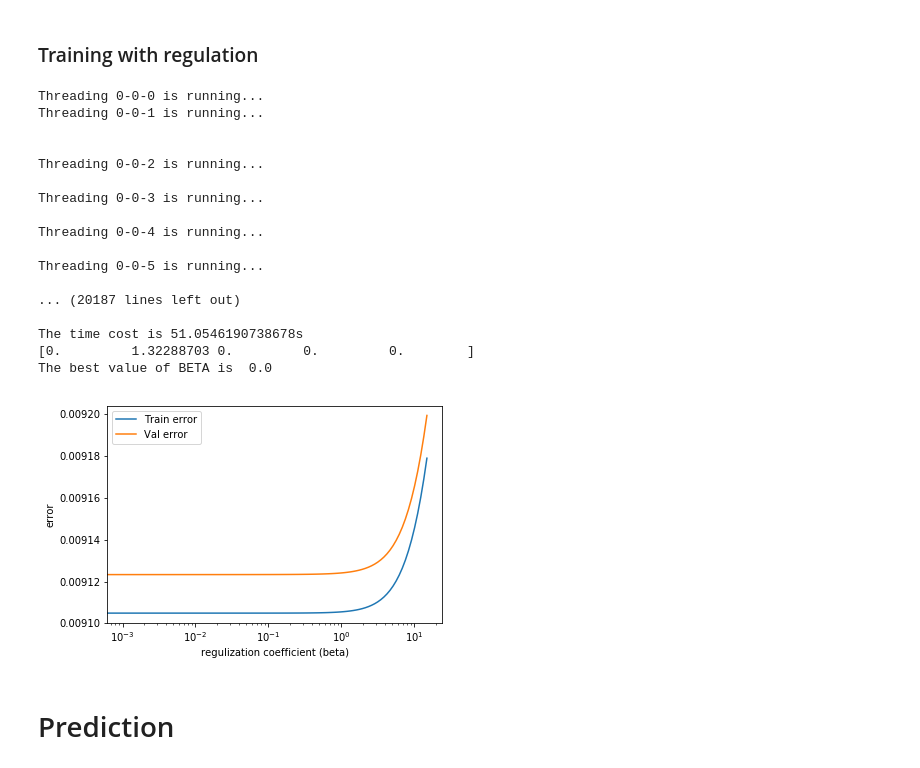
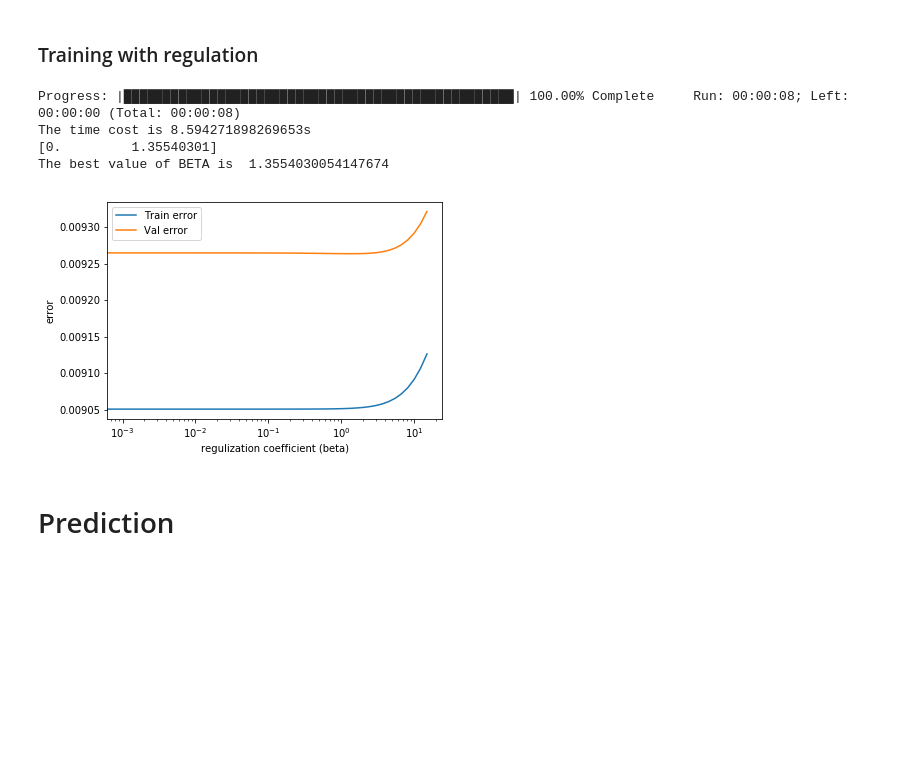
Before and after one commit to wandyme/Hackathon, a Jupyter notebook: Hackathon_FunctionMode_MultiThreads.ipynb, the cells around one changed output. Drawn from its saved outputs; the diff is of its cells as text; code cells hidden in the pictures; blank space fills up the shorter version.

Commit message:
Add new module (progressMonitor)

```diff
--- a/Hackathon_FunctionMode_MultiThreads.ipynb
+++ b/Hackathon_FunctionMode_MultiThreads.ipynb
@@ -189,14 +197,14 @@ print('The test error is ', error_test)
 ### Training with regulation
 # %%
 featureSize=test_data_norm.shape[1]
-beta_range=np.geomspace(0.001,15, num = 100, endpoint = True, dtype=np.float64)
+beta_range=np.geomspace(0.001,15, num = 50-1, endpoint = True, dtype=np.float64)
 beta_range=np.insert(beta_range,0,0) # insert a zero element in the first index
 theta_reg=np.zeros((beta_range.size, featureSize))
 error_train_reg=np.zeros(beta_range.size)
 error_cv_reg=np.zeros(beta_range.size)
 
 def train_model_single(i, j, beta, error_train_reg_multismpl, error_cv_reg_multismpl):
-    print(f'{thrd.current_thread().name} is running...\n')
+#     print(f'{thrd.current_thread().name} is running...\n')
     # Split into train set and cv set
     train=tcv.sample(frac=0.75, random_state = int((157*j+71*i)/3))
     cv=tcv.drop(train.index)
@@ -223,16 +231,20 @@ def train_model_single(i, j, beta, error_train_reg_multismpl, error_cv_reg_multi
     error_train_reg_multismpl[j]=computeCost(train_data_norm, train_J, theta_reg_multismpl)
     error_cv_reg_multismpl[j]=computeCost(cv_data_norm, cv_J, theta_reg_multismpl)
 
-    print(f'thread {thrd.current_thread().name} ended. \n')
+#   print(f'thread {thrd.current_thread().name} ended. \n')
 
 
-def train_model_loop(num, epoch):
+def train_model_loop(beta_num, epoch):
     # theta_reg_multismpl=np.zeros((epoch, featureSize))
     error_train_reg_multismpl=np.zeros(epoch)
     error_cv_reg_multismpl=np.zeros(epoch)
-    beta_array=np.zeros(num)
+    beta_array=np.zeros(beta_num)
+    # Initial call to print 0% progress
+    total=beta_num*len(beta_range)
+    pbar=progressBar(total, prefix = 'Progress:', suffix = 'Complete', decimals = 2, length = 50)
+    tm=timer(total)
 
-    for i in range(0,num):
+    for i in range(0,beta_num):
         for index, beta in enumerate(beta_range):
             threads=[]
             for j in range(0,epoch,1):
@@ -246,52 +258,45 @@ def train_model_loop(num, epoch):
                 th.join()
             error_train_reg[index] = error_train_reg_multismpl.sum(0)/epoch
             error_cv_reg[index] = error_cv_reg_multismpl.sum(0)/epoch
+            iteration=i*len(beta_range)+(index+1)
+            s1=pbar.update(iteration, ToPrint=False)
+            s2=tm.update(iteration,ToPrint=False)
+            print('\r'+s1+" "*5+s2,end='\r')
+
         idx=error_cv_reg.argmin()
         beta_array[i] = beta_range[idx]
+
     return beta_array
 # %%
 t_start=time.time()
-beta_array=train_model_loop(5, 10)
+beta_array=train_model_loop(2, 10)
 t_end=time.time()
-print(f'The time cost is {t_end-t_start}s')
+print(f'\nThe time cost is {t_end-t_start}s',end='\n')
 
 # plot error vs. beta
 plt.figure()
 plt.semilogx(beta_range, error_train_reg, label = 'Train error')
 plt.semilogx(beta_range, error_cv_reg, label = 'Val error')
 plt.xlabel('regulization coefficient (beta)')
 plt.ylabel('error')
 plt.legend()
 
 # print(error_cv_reg_multismpl.shape)
 print(beta_array)
 idx=error_cv_reg.argmin()
 beta_best = beta_range[idx]
 theta_best = theta_reg[idx]
 error_test_reg=computeCost(test_data_norm, test_J, theta_best)
 
 # print('The best value of THETA is ', theta_best)
 print('The best value of BETA is ', beta_best)
 # print('The test error with best THETA and BETA is ', error_test_reg)
 # %% [output]
-Threading 0-0-0 is running...
-Threading 0-0-1 is running...
-
-
-Threading 0-0-2 is running...
-
-Threading 0-0-3 is running...
-
-Threading 0-0-4 is running...
-
-Threading 0-0-5 is running...
-
-... (20187 lines left out)
-
-The time cost is 51.0546190738678s
-[0.         1.32288703 0.         0.         0.        ]
-The best value of BETA is  0.0
+Progress: |██████████████████████████████████████████████████| 100.00% Complete     Run: 00:00:08; Left: 00:00:00 (Total: 00:00:08)
+The time cost is 8.594271898269653s
+[0.         1.35540301]
+The best value of BETA is  1.3554030054147674
-[figure, old version]
+[figure, new version]
 # %% [markdown]
 # Prediction
 # %%
```
Also changed, not shown: parts of 4 cells of this notebook, 4 other files.
